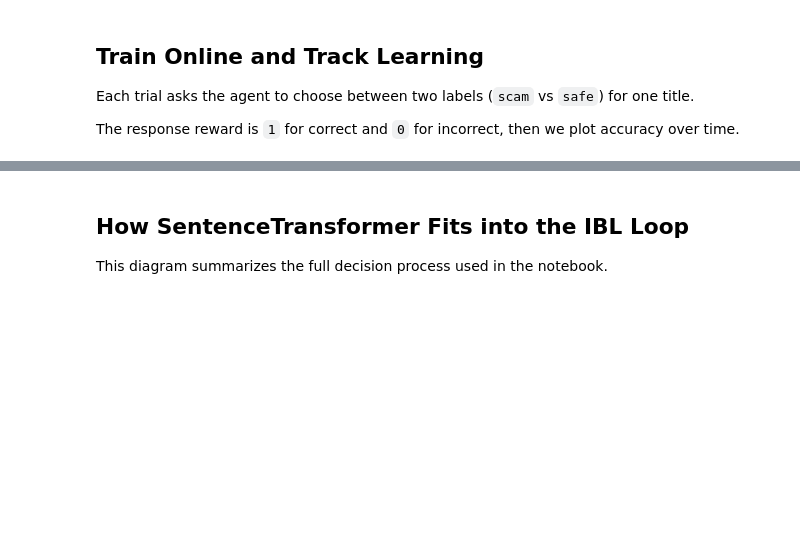
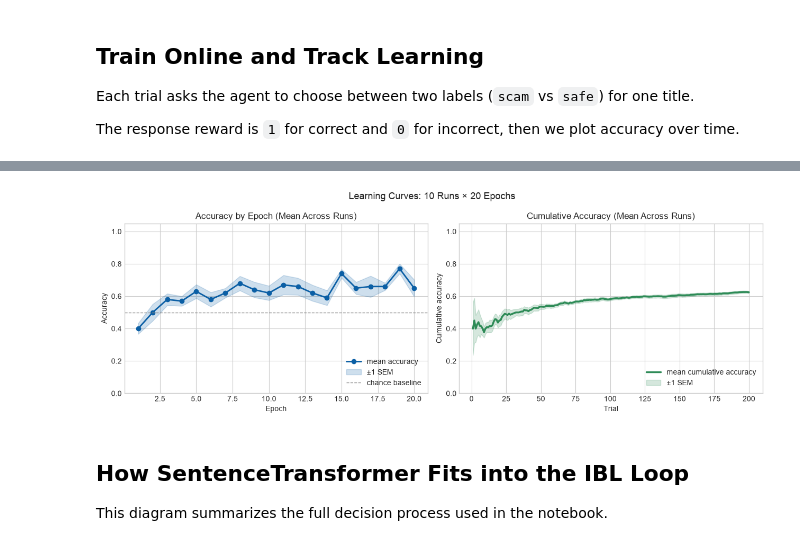
Before and after one commit to DDM-Lab/pyibl, a Jupyter notebook: examples/embedding/scam_tutorial.ipynb, the cells around one changed output, grey strips where cells are left out. Drawn from its saved outputs; the diff is of its cells as text; code cells hidden in the pictures; blank space fills up the shorter version.

```diff
--- a/examples/embedding/scam_tutorial.ipynb
+++ b/examples/embedding/scam_tutorial.ipynb
@@ -118,23 +153,44 @@ print(f"Epoch {len(epoch_accuracy)} accuracy: {epoch_accuracy[-1]:.2f}")
 # %%
-fig, axes = plt.subplots(1, 2, figsize=(12, 4.2))
+fig, axes = plt.subplots(1, 2, figsize=(12.8, 4.4))
 
-axes[0].plot(range(1, len(epoch_accuracy) + 1), epoch_accuracy, marker="o", linewidth=2, color="#0B5FA5")
+epoch_x = np.arange(1, EPOCHS + 1)
+axes[0].plot(epoch_x, epoch_mean, marker="o", linewidth=2, color="#0B5FA5", label="mean accuracy")
+axes[0].fill_between(
+    epoch_x,
+    np.clip(epoch_mean - epoch_sem, 0, 1),
+    np.clip(epoch_mean + epoch_sem, 0, 1),
+    color="#0B5FA5",
+    alpha=0.20,
+    label="±1 SEM",
+)
 axes[0].axhline(0.5, color="#888888", linestyle="--", linewidth=1, label="chance baseline")
-axes[0].set_title("Accuracy by Training Epoch")
+axes[0].set_title("Accuracy by Epoch (Mean Across Runs)")
 axes[0].set_xlabel("Epoch")
 axes[0].set_ylabel("Accuracy")
 axes[0].set_ylim(0, 1.05)
 axes[0].legend(loc="lower right")
 
-axes[1].plot(range(1, len(cumulative_accuracy) + 1), cumulative_accuracy, linewidth=2.5, color="#2E8B57")
-axes[1].set_title("Cumulative Accuracy Across Trials")
+trial_x = np.arange(1, cumulative_mean.size + 1)
+axes[1].plot(trial_x, cumulative_mean, linewidth=2.5, color="#2E8B57", label="mean cumulative accuracy")
+axes[1].fill_between(
+    trial_x,
+    np.clip(cumulative_mean - cumulative_sem, 0, 1),
+    np.clip(cumulative_mean + cumulative_sem, 0, 1),
+    color="#2E8B57",
+    alpha=0.20,
+    label="±1 SEM",
+)
+axes[1].set_title("Cumulative Accuracy (Mean Across Runs)")
 axes[1].set_xlabel("Trial")
 axes[1].set_ylabel("Cumulative accuracy")
 axes[1].set_ylim(0, 1.05)
+axes[1].legend(loc="lower right")
 
-fig.suptitle("Learning Curve for Scam vs Safe Title Classification", fontsize=13)
+fig.suptitle(f"Learning Curves: {N_RUNS} Runs × {EPOCHS} Epochs", fontsize=13)
 fig.tight_layout()
 plt.show()
+# %% [output]
+[figure, added]
 # %% [markdown]
 ## How SentenceTransformer Fits into the IBL Loop
 
```
Also changed, not shown: parts of 6 cells of this notebook, 2 other files.
